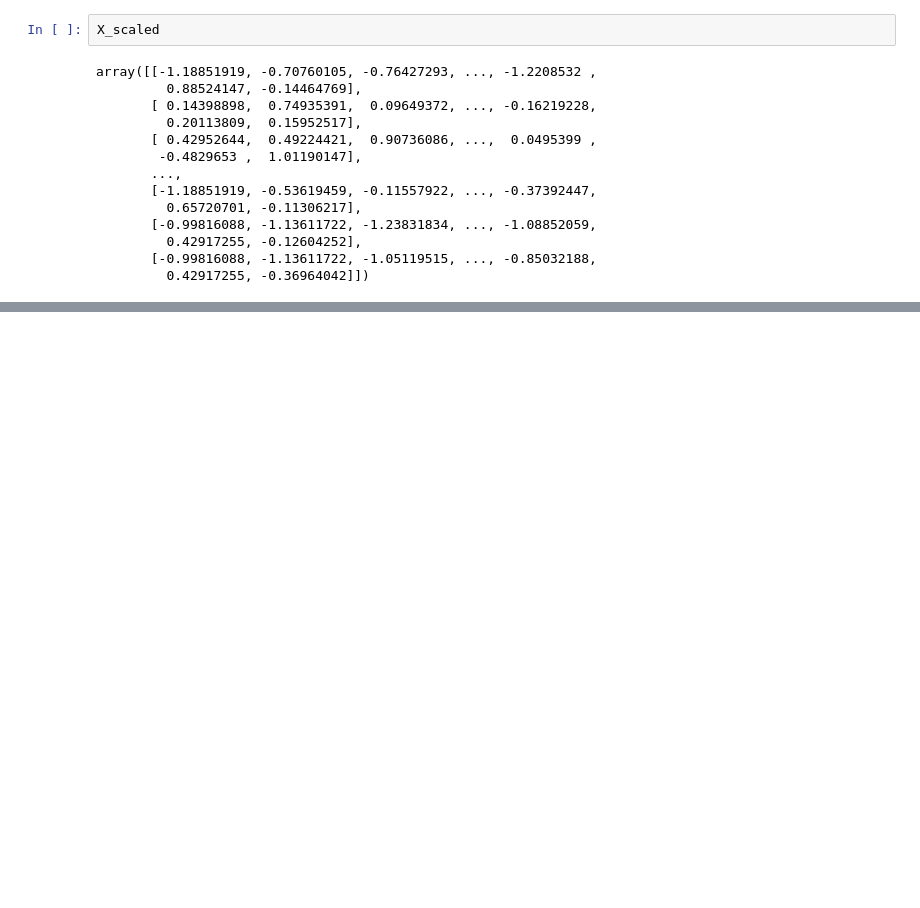
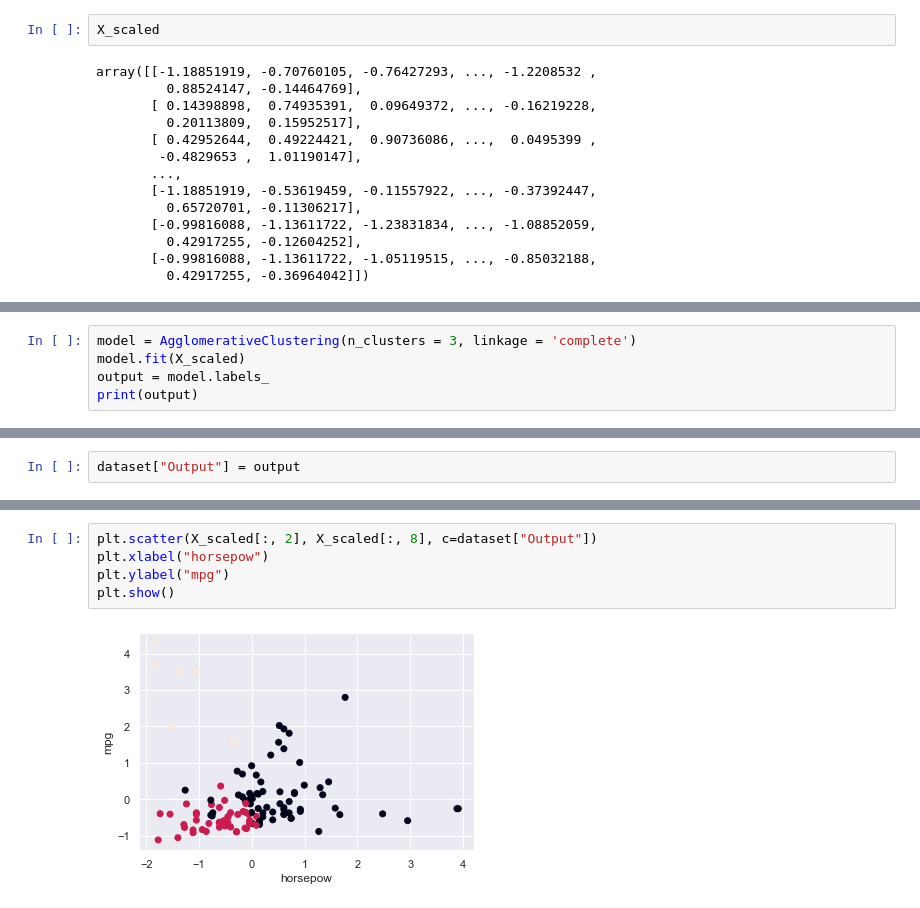
Before and after one commit to Abhinav-26/Machine-Learning-Minor-Projects, a Jupyter notebook: Cars Segmentation using Heirarichal Clustering/Cars Segmentation.ipynb, the cells around one changed output, grey strips where cells are left out. Drawn from its saved outputs; the diff is of its cells as text; blank space fills up the shorter version.

Commit message:
Model Creation Done

```diff
--- a/Cars Segmentation using Heirarichal Clustering/Cars Segmentation.ipynb
+++ b/Cars Segmentation using Heirarichal Clustering/Cars Segmentation.ipynb
@@ -146,0 +169,5 @@ array([[-1.18851919, -0.70760105, -0.76427293, ..., -1.2208532 ,
+# %%
+model = AgglomerativeClustering(n_clusters = 3, linkage = 'complete')
+model.fit(X_scaled)
+output = model.labels_
+print(output)
@@ -146,0 +179,2 @@ array([[-1.18851919, -0.70760105, -0.76427293, ..., -1.2208532 ,
+# %%
+dataset["Output"] = output
@@ -146,0 +213,7 @@ array([[-1.18851919, -0.70760105, -0.76427293, ..., -1.2208532 ,
+# %%
+plt.scatter(X_scaled[:, 2], X_scaled[:, 8], c=dataset["Output"])
+plt.xlabel("horsepow")
+plt.ylabel("mpg")
+plt.show()
+# %% [output]
+[figure, added]
```
Also changed, not shown: parts of 5 cells of this notebook.
